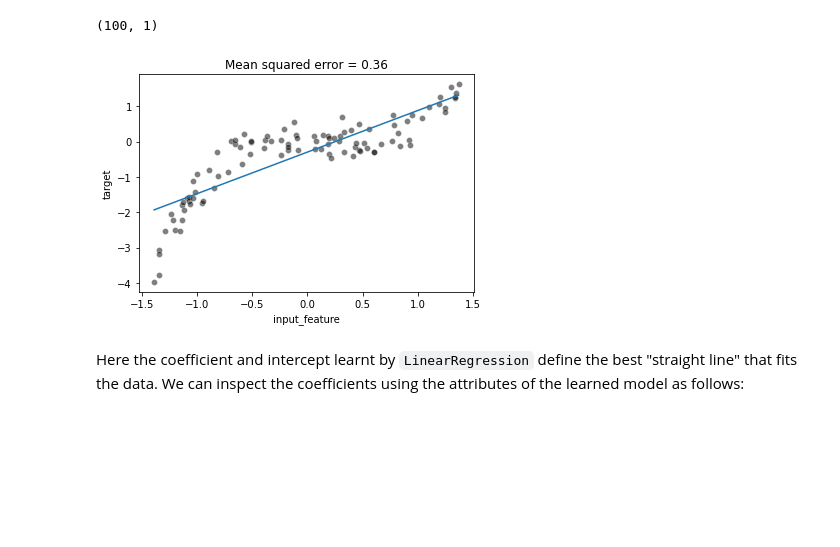
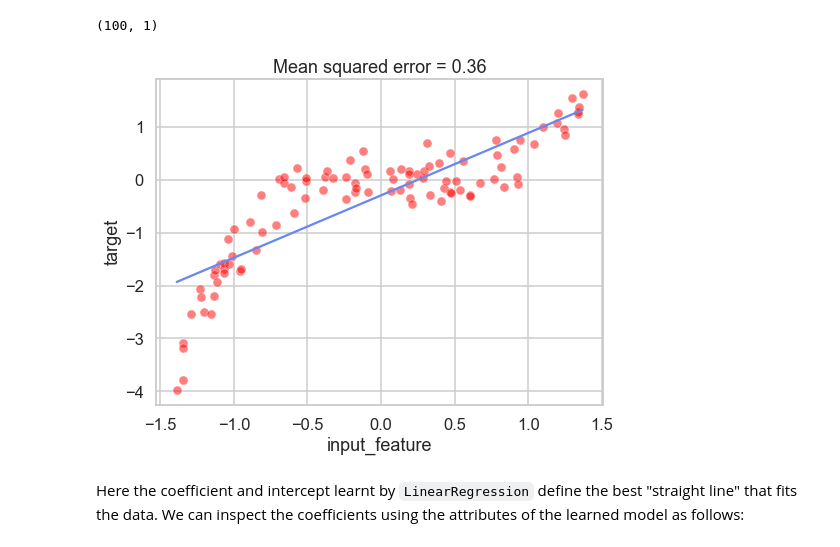
Before and after one commit to skacem/Learning-Machine-Learning, a Jupyter notebook: Scikit-learn/402_linear_regression_non_linear_relationship.ipynb, the cells around one changed output. Saved outputs shown, nothing was run; the diff lists cells and outputs as text; code cells hidden in the pictures; blank space fills up the shorter version.

```diff
--- a/Scikit-learn/402_linear_regression_non_linear_relationship.ipynb
+++ b/Scikit-learn/402_linear_regression_non_linear_relationship.ipynb
@@ -10,6 +10,9 @@ To illustrate these concepts, we will reuse the same dataset generated in the pr
 import numpy as np
 import pandas as pd
 import seaborn as sns
+# %%
+sns.set(context='talk', style='whitegrid',
+       palette='coolwarm', rc={"figure.figsize": (8, 6)})
 # %%
 rng = np.random.RandomState(0)
 n_sample = 100
@@ -48,11 +51,11 @@ target_predicted = linear_regression.predict(data)
 mse = mean_squared_error(target, target_predicted)
 # %%
 ax = sns.scatterplot(data=full_data, x="input_feature", y="target",
-                     color="black", alpha=0.5)
+                      color='red', alpha=0.5)
 ax.plot(data, target_predicted)
 ax.set_title(f"Mean squared error = {mse:.2f}");
 # %% [output]
-[figure, old version]
+[figure, new version]
 # %% [markdown]
 Here the coefficient and intercept learnt by `LinearRegression` define the best "straight line" that fits the data. We can inspect the coefficients using the attributes of the learned model as follows:
 # %%
```
Also changed, not shown: parts of 10 cells of this notebook.
